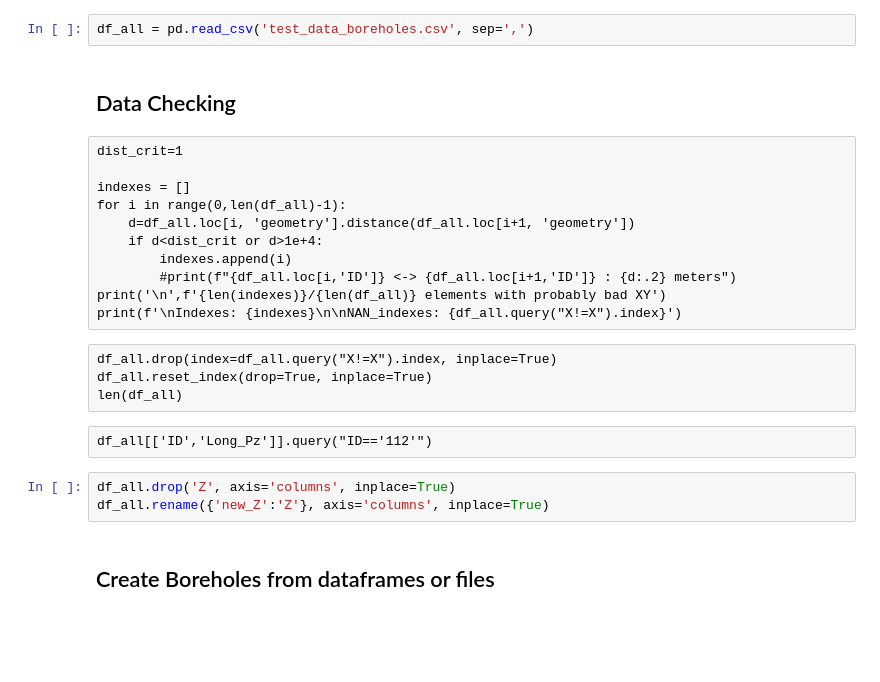
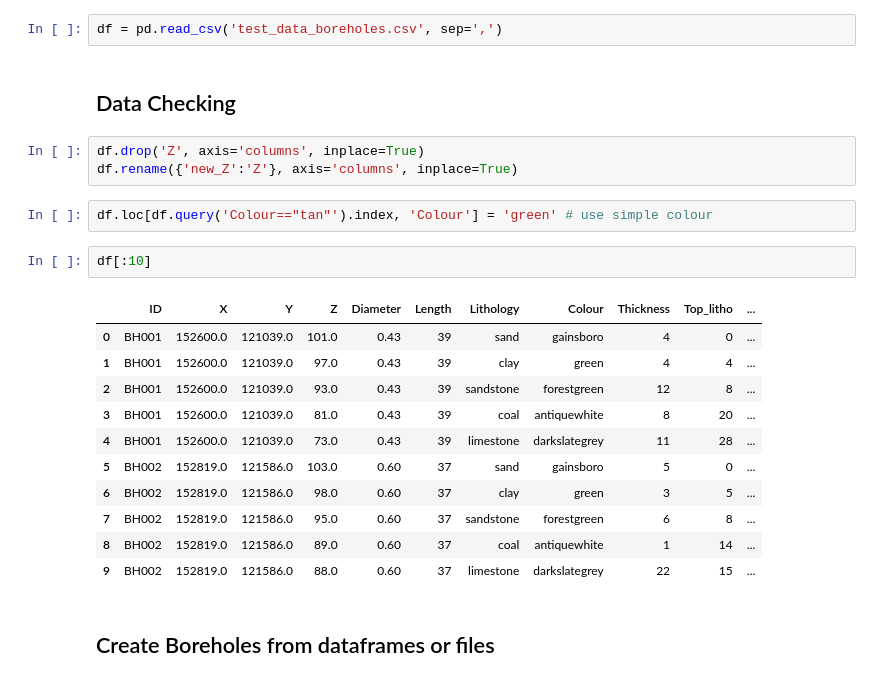
Before and after one commit to kaufmanno/GSDMA, a Jupyter notebook: playground/TFE_test/Boreholes_representation.ipynb, the cells around one changed output. Drawn from its saved outputs; the diff is of its cells as text; blank space fills up the shorter version.

```diff
--- a/playground/TFE_test/Boreholes_representation.ipynb
+++ b/playground/TFE_test/Boreholes_representation.ipynb
@@ -41,26 +23,25 @@ gdf_viewer(df_all[['ID','Litho_top','Litho_base','Description']], cols=10)
 # %%
-df_all = pd.read_csv('test_data_boreholes.csv', sep=',')
+df = pd.read_csv('test_data_boreholes.csv', sep=',')
 # %% [markdown]
 ## Data Checking
-# %% [raw]
-dist_crit=1
-
-indexes = []
-for i in range(0,len(df_all)-1):
-    d=df_all.loc[i, 'geometry'].distance(df_all.loc[i+1, 'geometry'])
-    if d<dist_crit or d>1e+4:
-        indexes.append(i)
-        #print(f"{df_all.loc[i,'ID']} <-> {df_all.loc[i+1,'ID']} : {d:.2} meters")
-print('\n',f'{len(indexes)}/{len(df_all)} elements with probably bad XY')
-print(f'\nIndexes: {indexes}\n\nNAN_indexes: {df_all.query("X!=X").index}')
-# %% [raw]
-df_all.drop(index=df_all.query("X!=X").index, inplace=True)
-df_all.reset_index(drop=True, inplace=True)
-len(df_all)
-# %% [raw]
-df_all[['ID','Long_Pz']].query("ID=='112'")
 # %%
-df_all.drop('Z', axis='columns', inplace=True)
-df_all.rename({'new_Z':'Z'}, axis='columns', inplace=True)
+df.drop('Z', axis='columns', inplace=True)
+df.rename({'new_Z':'Z'}, axis='columns', inplace=True)
+# %%
+df.loc[df.query('Colour=="tan"').index, 'Colour'] = 'green' # use simple colour
+# %%
+df[:10]
+# %% [output]
+|  | ID | X | Y | Z | Diameter | Length | Lithology | Colour | Thickness | Top_litho | ... |
+| 0 | BH001 | 152600.0 | 121039.0 | 101.0 | 0.43 | 39 | sand | gainsboro | 4 | 0 | ... |
+| 1 | BH001 | 152600.0 | 121039.0 | 97.0 | 0.43 | 39 | clay | green | 4 | 4 | ... |
+| 2 | BH001 | 152600.0 | 121039.0 | 93.0 | 0.43 | 39 | sandstone | forestgreen | 12 | 8 | ... |
+| 3 | BH001 | 152600.0 | 121039.0 | 81.0 | 0.43 | 39 | coal | antiquewhite | 8 | 20 | ... |
+| 4 | BH001 | 152600.0 | 121039.0 | 73.0 | 0.43 | 39 | limestone | darkslategrey | 11 | 28 | ... |
+| 5 | BH002 | 152819.0 | 121586.0 | 103.0 | 0.60 | 37 | sand | gainsboro | 5 | 0 | ... |
+| 6 | BH002 | 152819.0 | 121586.0 | 98.0 | 0.60 | 37 | clay | green | 3 | 5 | ... |
+| 7 | BH002 | 152819.0 | 121586.0 | 95.0 | 0.60 | 37 | sandstone | forestgreen | 6 | 8 | ... |
+| 8 | BH002 | 152819.0 | 121586.0 | 89.0 | 0.60 | 37 | coal | antiquewhite | 1 | 14 | ... |
+| 9 | BH002 | 152819.0 | 121586.0 | 88.0 | 0.60 | 37 | limestone | darkslategrey | 22 | 15 | ... |
 # %% [markdown]
 ## Create Boreholes from dataframes or files
```
Also changed, not shown: parts of 35 cells of this notebook, 5 other files.
